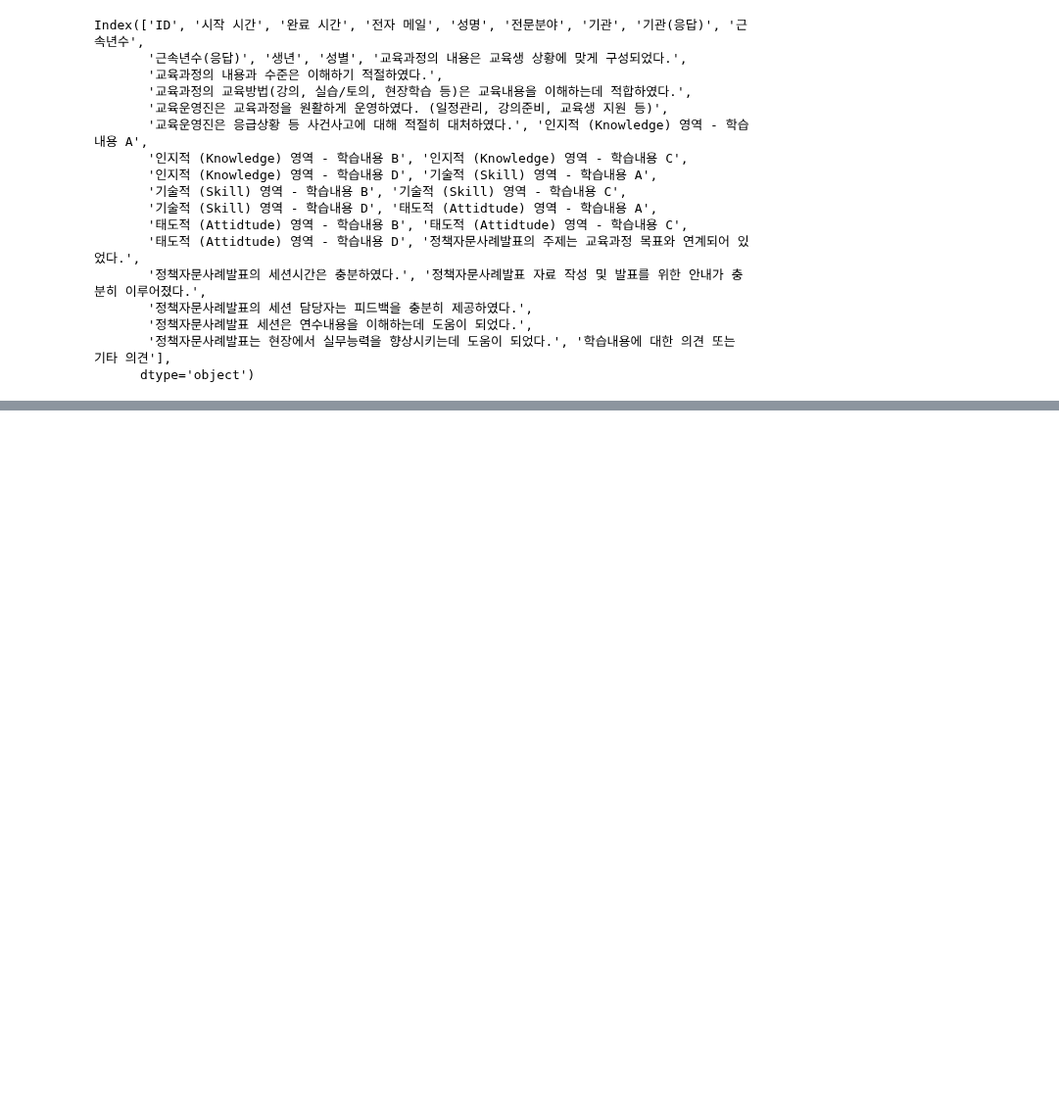
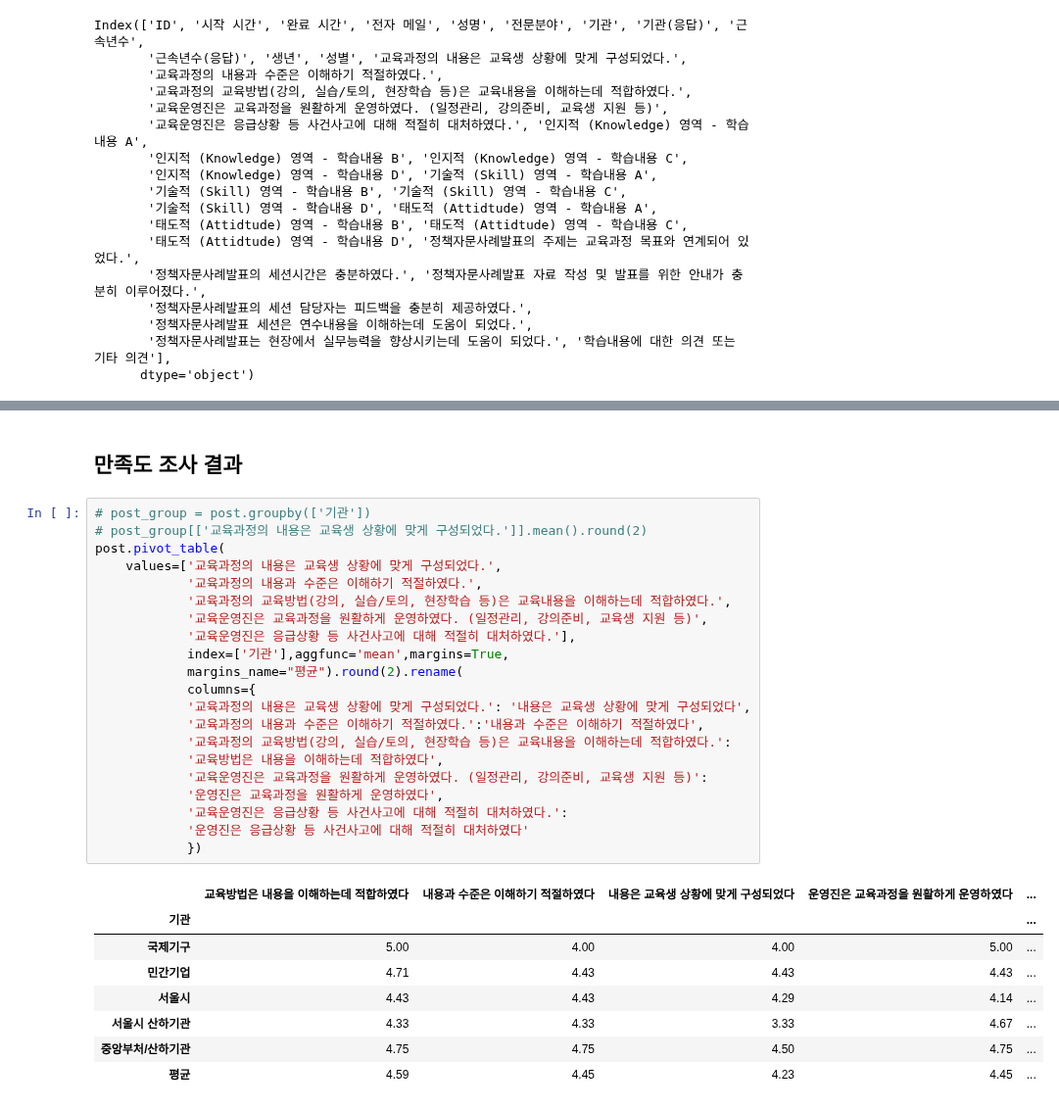
Before and after one commit to jgumin/jupyter-notebook, a Jupyter notebook: isus/scp교육생분석.ipynb, the cells around one changed output, grey strips where cells are left out. Shown at 98% size. Cells and saved outputs as stored; diff of their text form; blank space fills up the shorter version.

```diff
--- a/isus/scp교육생분석.ipynb
+++ b/isus/scp교육생분석.ipynb
@@ -718,0 +581,32 @@ fig.update_layout(title=dict(text ='교육운영진은 교육과정을 원활하
+# %% [markdown]
+## 만족도 조사 결과
+# %%
+# post_group = post.groupby(['기관'])
+# post_group[['교육과정의 내용은 교육생 상황에 맞게 구성되었다.']].mean().round(2)
+post.pivot_table(
+    values=['교육과정의 내용은 교육생 상황에 맞게 구성되었다.',
+            '교육과정의 내용과 수준은 이해하기 적절하였다.',
+            '교육과정의 교육방법(강의, 실습/토의, 현장학습 등)은 교육내용을 이해하는데 적합하였다.',
+            '교육운영진은 교육과정을 원활하게 운영하였다. (일정관리, 강의준비, 교육생 지원 등)',
+            '교육운영진은 응급상황 등 사건사고에 대해 적절히 대처하였다.'],
+            index=['기관'],aggfunc='mean',margins=True,
+            margins_name="평균").round(2).rename(
+            columns={
+            '교육과정의 내용은 교육생 상황에 맞게 구성되었다.': '내용은 교육생 상황에 맞게 구성되었다',
+            '교육과정의 내용과 수준은 이해하기 적절하였다.':'내용과 수준은 이해하기 적절하였다',
+            '교육과정의 교육방법(강의, 실습/토의, 현장학습 등)은 교육내용을 이해하는데 적합하였다.':
+            '교육방법은 내용을 이해하는데 적합하였다',
+            '교육운영진은 교육과정을 원활하게 운영하였다. (일정관리, 강의준비, 교육생 지원 등)':
+            '운영진은 교육과정을 원활하게 운영하였다',
+            '교육운영진은 응급상황 등 사건사고에 대해 적절히 대처하였다.':
+            '운영진은 응급상황 등 사건사고에 대해 적절히 대처하였다'
+            })
+# %% [output]
+|  | 교육방법은 내용을 이해하는데 적합하였다 | 내용과 수준은 이해하기 적절하였다 | 내용은 교육생 상황에 맞게 구성되었다 | 운영진은 교육과정을 원활하게 운영하였다 | ... |
+| 기관 |  |  |  |  | ... |
+| 국제기구 | 5.00 | 4.00 | 4.00 | 5.00 | ... |
+| 민간기업 | 4.71 | 4.43 | 4.43 | 4.43 | ... |
+| 서울시 | 4.43 | 4.43 | 4.29 | 4.14 | ... |
+| 서울시 산하기관 | 4.33 | 4.33 | 3.33 | 4.67 | ... |
+| 중앙부처/산하기관 | 4.75 | 4.75 | 4.50 | 4.75 | ... |
+| 평균 | 4.59 | 4.45 | 4.23 | 4.45 | ... |
```
Also changed, not shown: parts of 14 cells of this notebook.
